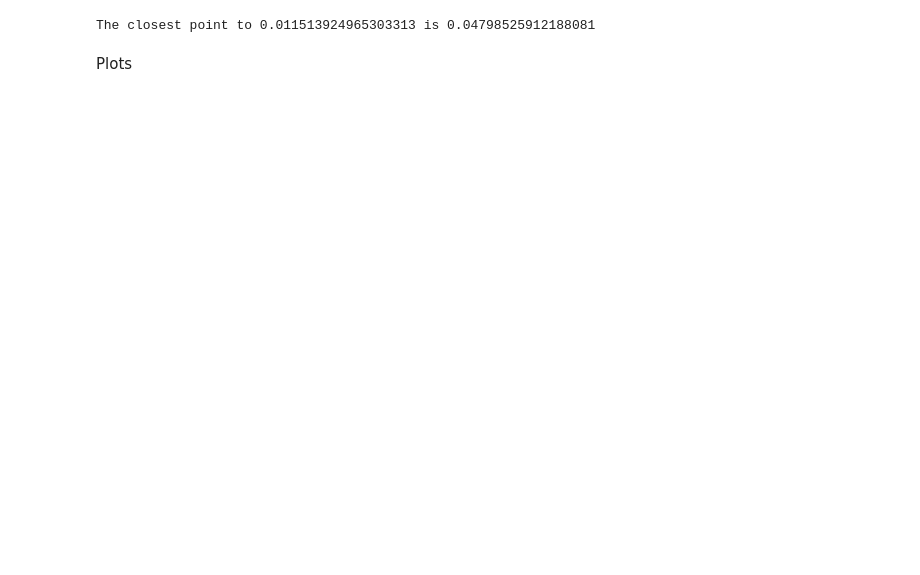
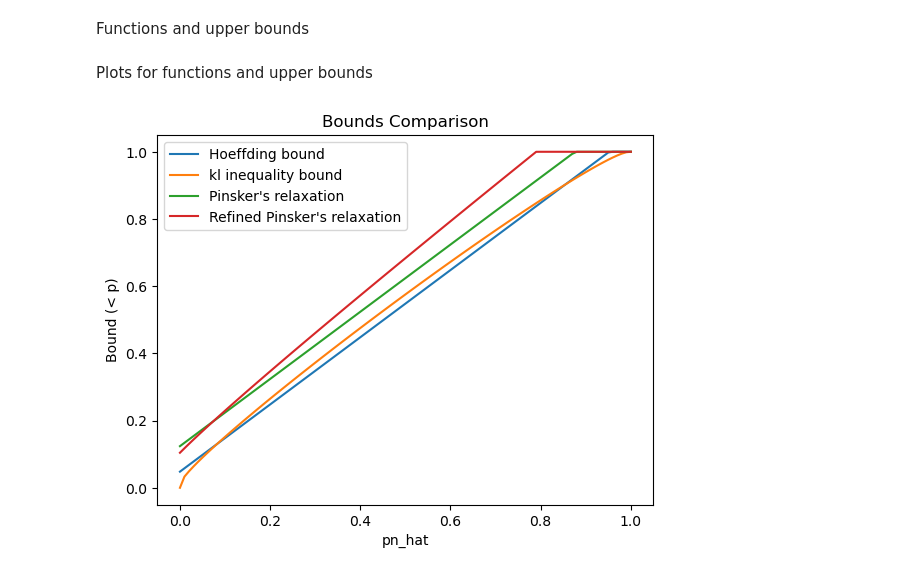
Before and after one commit to htr177/MLB, a Jupyter notebook: HA2.ipynb, the cells around one changed output. Drawn from its saved outputs; the diff is of its cells as text; code cells hidden in the pictures; blank space fills up the shorter version.

```diff
--- a/HA2.ipynb
+++ b/HA2.ipynb
@@ -6,48 +1,2 @@ Functions
-# %%
-np.random.seed(seed=42)
-n = 1000
-d = 0.01
-
-p = np.arange(0, 1.01, 0.01)
-
-def hoeffding_bound(pn_hat, n, d):
-    epsilon = np.sqrt((np.log(1/d))/(2*n))
-    map_epsilon = lambda x: x + epsilon
-    return map_epsilon(pn_hat)
-
-# Use binary search to find pn_hat value closest to epsilon
-def closest_point_binary_search(points, target):
-    left, right = 0, len(points) - 1
-
-    while left <= right:
-        mid = (left + right) // 2
-        if points[mid] == target:
-            return points[mid]
-
-        if points[mid] < target:
-            left = mid + 1
-        else:
-            right = mid - 1
-
-    if left == 0:
-        return points[left]
-    elif right == len(points) - 1:
-        return points[right]
-    else:
-        # Determine which of left and right is closer to target
-        return min(points[left], points[right], key=lambda x: abs(x - target))
-
-# Usage:
-points = hoeffding_bound(p, n, d)
-target_value = np.log((n+1)/d)/n
-
-closest = closest_point_binary_search(points, target_value)
-print(f"The closest point to {target_value} is {closest}")
-
-# Kl inequality function
-def kl_inequality(p):
-    epsilon = np.sqrt
-# %% [output]
-The closest point to 0.011513924965303313 is 0.04798525912188081
-# %% [markdown]
-Plots
+# %% [markdown]
+Functions and upper bounds
@@ -53,0 +59,16 @@ Plots
+# %% [markdown]
+Plots for functions and upper bounds
+# %%
+# Plot the functions and upper bounds
+plt.plot(p, pn_hat_array, label="Hoeffding bound")
+plt.plot(p, kl_bound, label="kl inequality bound")
+plt.plot(p, pinsker_relaxation, label="Pinsker's relaxation")
+plt.plot(p, refined_pinsker_relaxation, label="Refined Pinsker's relaxation")
+
+plt.title("Bounds Comparison")
+plt.xlabel("pn_hat")
+plt.ylabel("Bound (< p)")
+plt.legend()
+plt.show()
+# %% [output]
+[figure, added]
```
Also changed, not shown: parts of 8 cells of this notebook.
